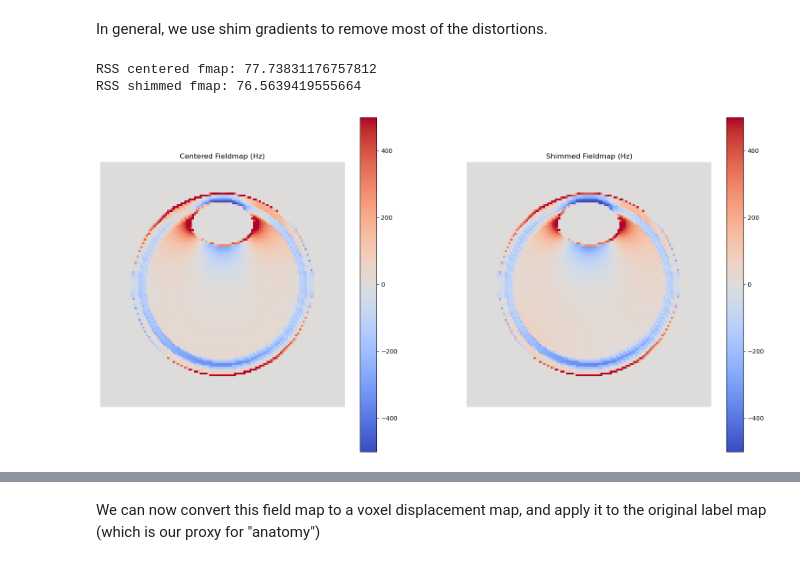
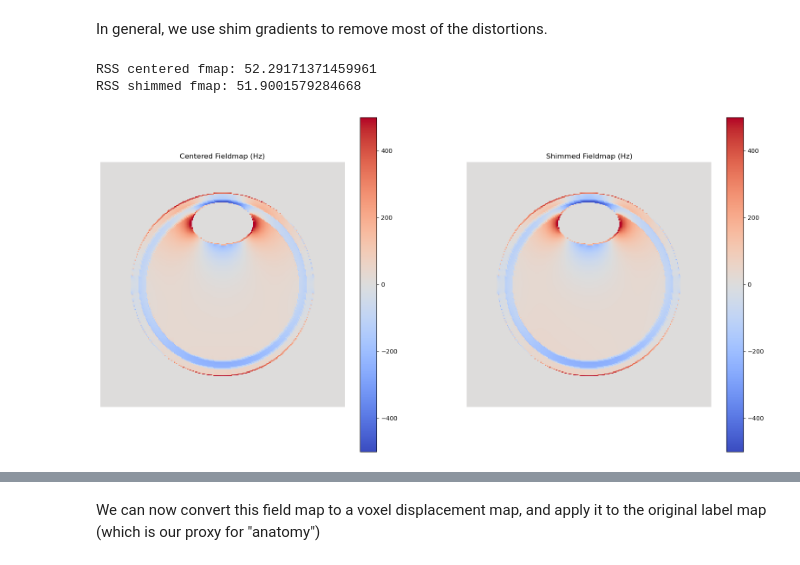
Before and after one commit to balbasty/cornucopia, a Jupyter notebook: docs/examples/b0.ipynb, the cells around one changed output, grey strips where cells are left out. Drawn from its saved outputs; the diff is of its cells as text; code cells hidden in the pictures.

```diff
--- a/docs/examples/b0.ipynb
+++ b/docs/examples/b0.ipynb
@@ -17,7 +17,7 @@ import matplotlib.pyplot as plt
 Let's generate a synthetic label map.
 We will assign different magnetic susceptibilties to each label.
 # %%
-shape = [128, 128, 128]
+shape = [256] * 3
 grid = torch.stack(meshgrid_ij(*[torch.arange(s).float() for s in shape]), -1)
 
 radius = grid.clone()
@@ -25,9 +25,9 @@ radius -= (torch.as_tensor(shape).float() - 1) / 2
 radius = radius.square().sum(-1).sqrt()
 
 lab = torch.zeros_like(radius, dtype=torch.long)
-lab[radius < 48] = 1
-lab[radius < 44] = 2
-lab[radius < 40] = 3
+lab[radius < shape[0] * 3/8] = 1
+lab[radius < shape[0] * 11/32] = 2
+lab[radius < shape[0] * 5/16] = 3
 
 # insert sinus-like structure
 radius = grid.clone()
@@ -38,10 +38,10 @@ radius[..., 0] *= 0.7
 radius[..., 1] *= 1.5
 radius = radius.square().sum(-1).sqrt()
 
-lab[radius < 16] = 0
+lab[radius < shape[0] * 1/8] = 0
 
 plt.figure(figsize=(10, 10))
-plt.imshow(lab[64], cmap='gray', interpolation='nearest')
+plt.imshow(lab[shape[0]//2], cmap='gray', interpolation='nearest')
 plt.axis('off')
 plt.title('Underlying labels')
 plt.colorbar()
@@ -60,17 +61,17 @@ make_chi = RandomSusceptibilityMixtureTransform(
 )
 chi = make_chi(lab[None])[0]
 
-chi2hz = SusceptibilityToFieldmapTransform(axis=2, mask_air=True)
+chi2hz = SusceptibilityToFieldmapTransform(axis=2, mask_air=False)
 fmap = chi2hz(chi[None])[0]
 
 plt.figure(figsize=(20, 10))
 plt.subplot(1, 2, 1)
-plt.imshow(chi[64] + 0.4, cmap='gray', interpolation='nearest')
+plt.imshow(chi[shape[0]//2] + 0.4, cmap='gray', interpolation='nearest')
 plt.axis('off')
 plt.title('Delta susceptibility map (ppm)')
 plt.colorbar()
 plt.subplot(1, 2, 2)
-plt.imshow(fmap[64], cmap='coolwarm', interpolation='nearest', vmin=-2000, vmax=2000)
+plt.imshow(fmap[shape[0]//2], cmap='coolwarm', interpolation='nearest', vmin=-2000, vmax=2000)
 plt.axis('off')
 plt.title('Fieldmap (Hz)')
 plt.colorbar()
@@ -81,31 +100,31 @@ plt.show()
 In general, we use shim gradients to remove most of the distortions.
 # %%
 # simple shim (zero-th order == frequency adjust)
-centered_fmap = fmap - fmap[fmap != 0].mean()
-centered_fmap *= (fmap != 0)
+centered_fmap = fmap - fmap[chi != 0].mean()
+centered_fmap *= (chi != 0)
 
 print("RSS centered fmap:", (centered_fmap ** 2).mean().sqrt().item())
 
 # optimal shim (second order)
-shim = OptimalShimTransform(lam_grad=0)
+shim = OptimalShimTransform(lam_grad=0, mask=(chi != 0))
 shimed_fmap = shim(fmap[None])[0]
-shimed_fmap *= (fmap != 0)
+shimed_fmap *= (chi != 0)
 
 print("RSS shimmed fmap:", (shimed_fmap ** 2).mean().sqrt().item())
 
 plt.figure(figsize=(20, 10))
 plt.subplot(1, 2, 1)
-plt.imshow(centered_fmap[64], cmap='coolwarm', interpolation='nearest', vmin=-500, vmax=500)
+plt.imshow(centered_fmap[shape[0]//2], cmap='coolwarm', interpolation='nearest', vmin=-500, vmax=500)
 plt.axis('off')
 plt.title('Centered Fieldmap (Hz)')
 plt.colorbar()
 plt.subplot(1, 2, 2)
-plt.imshow(shimed_fmap[64], cmap='coolwarm', interpolation='nearest', vmin=-500, vmax=500)
+plt.imshow(shimed_fmap[shape[0]//2], cmap='coolwarm', interpolation='nearest', vmin=-500, vmax=500)
 plt.axis('off')
 plt.title('Shimmed Fieldmap (Hz)')
 plt.colorbar()
 plt.show()
 # %% [output]
-RSS centered fmap: 77.73831176757812
-RSS shimmed fmap: 76.5639419555664
+RSS centered fmap: 52.29171371459961
+RSS shimmed fmap: 51.9001579284668
-[figure, old version]
+[figure, new version]
```
Also changed, not shown: parts of 6 cells of this notebook, 2 other files.
